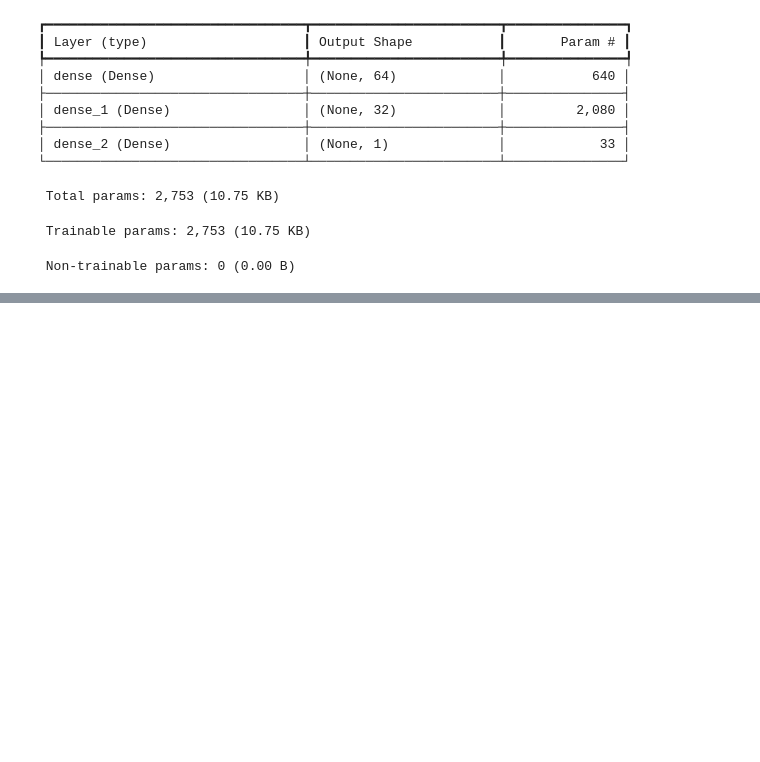
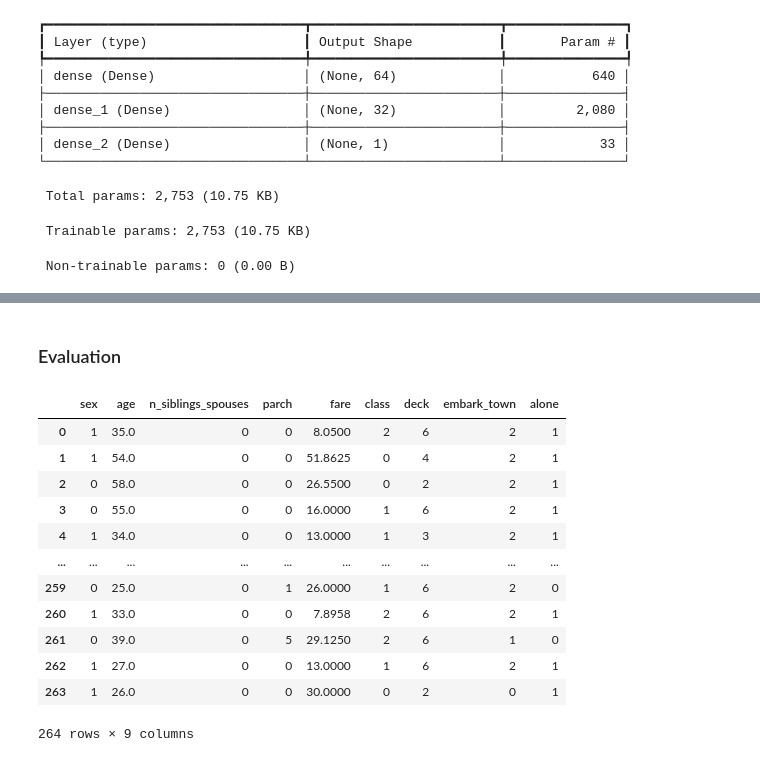
Before and after one commit to abhishek98490/Resources, a Jupyter notebook: TensorFlow/LinearRegression_TensorFlow.ipynb, the cells around one changed output, grey strips where cells are left out. Drawn from its saved outputs; the diff is of its cells as text; code cells hidden in the pictures; blank space fills up the shorter version.

Commit message:
Evaluation

```diff
--- a/TensorFlow/LinearRegression_TensorFlow.ipynb
+++ b/TensorFlow/LinearRegression_TensorFlow.ipynb
@@ -141,0 +142,9 @@ Predictions: [[ 0.41229087]
+# %% [markdown]
+### Evaluation
+# %%
+from sklearn.preprocessing import  LabelEncoder
+encoder = LabelEncoder()
+for col in ['sex', 'n_siblings_spouses', 'parch', 'class', 'deck', 'embark_town', 'alone']:
+    df_test[col] = encoder.fit_transform(df_test[col])
+# %%
+y = df_test.pop("survived")
@@ -141,0 +155,16 @@ Predictions: [[ 0.41229087]
+# %%
+df_test
+# %% [output]
+|  | sex | age | n_siblings_spouses | parch | fare | class | deck | embark_town | alone |
+| 0 | 1 | 35.0 | 0 | 0 | 8.0500 | 2 | 6 | 2 | 1 |
+| 1 | 1 | 54.0 | 0 | 0 | 51.8625 | 0 | 4 | 2 | 1 |
+| 2 | 0 | 58.0 | 0 | 0 | 26.5500 | 0 | 2 | 2 | 1 |
+| 3 | 0 | 55.0 | 0 | 0 | 16.0000 | 1 | 6 | 2 | 1 |
+| 4 | 1 | 34.0 | 0 | 0 | 13.0000 | 1 | 3 | 2 | 1 |
+| ... | ... | ... | ... | ... | ... | ... | ... | ... | ... |
+| 259 | 0 | 25.0 | 0 | 1 | 26.0000 | 1 | 6 | 2 | 0 |
+| 260 | 1 | 33.0 | 0 | 0 | 7.8958 | 2 | 6 | 2 | 1 |
+| 261 | 0 | 39.0 | 0 | 5 | 29.1250 | 2 | 6 | 1 | 0 |
+| 262 | 1 | 27.0 | 0 | 0 | 13.0000 | 1 | 6 | 2 | 1 |
+| 263 | 1 | 26.0 | 0 | 0 | 30.0000 | 0 | 2 | 0 | 1 |
+264 rows × 9 columns
```
Also changed, not shown: parts of 7 cells of this notebook.
